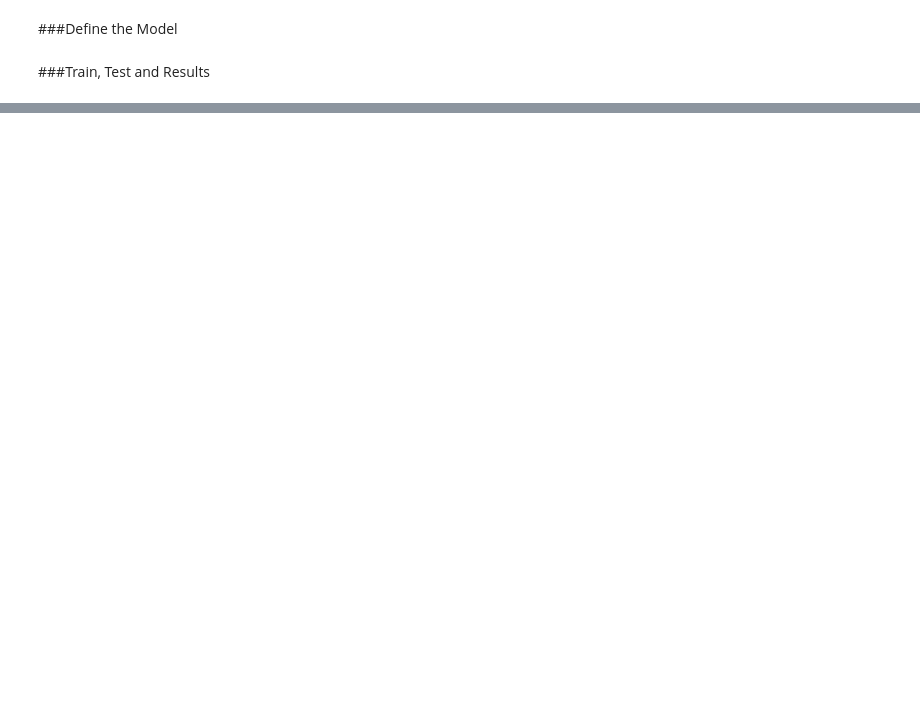
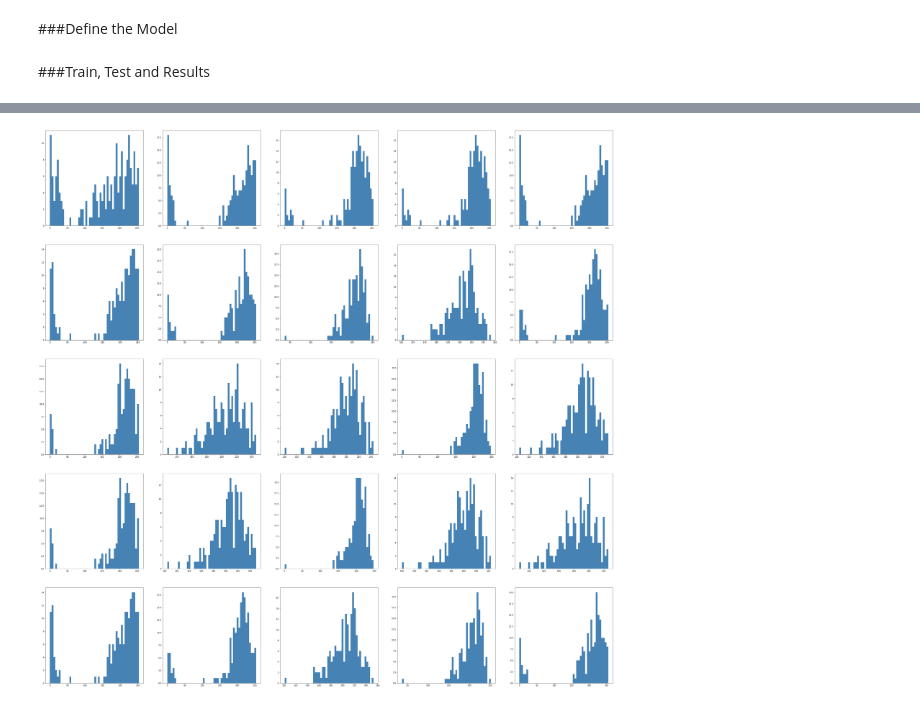
Before and after one commit to IanWangg/Brain-inspired-scale-invariant-CNN, a Jupyter notebook: Brain_Inspired_Scale_Invariant_CNNs.ipynb, the cells around one changed output, grey strips where cells are left out. Drawn from its saved outputs; the diff is of its cells as text; code cells hidden in the pictures; blank space fills up the shorter version.

Commit message:
Plot of histogram of the psd of weights

```diff
--- a/Brain_Inspired_Scale_Invariant_CNNs.ipynb
+++ b/Brain_Inspired_Scale_Invariant_CNNs.ipynb
@@ -96,7 +106,7 @@ class _ConvNd(Module):
         self.reset_parameters()
 
     def reset_parameters(self):
-        init.normal_(self.weight)
+        init.kaiming_uniform_(self.weight, a=math.sqrt(5))
         if self.bias is not None:
             fan_in, _ = init._calculate_fan_in_and_fan_out(self.weight)
             bound = 1 / math.sqrt(fan_in)
@@ -185,16 +184,16 @@ Drive already mounted at /content/drive; to attempt to forcibly remount, call dr
 # %%
 # Understanding sizes of CNNs, ensuring it works
-kernelSize = 3
-m = Conv2dMultiScale(1, 32, kernelSize, stride=1, padding=0, levels=3, pooling_mode='max')
-input = torch.randn(20, 1, 32, 32)
+kernelSize = 5
+m = Conv2dMultiScale(1, 64, kernelSize, stride=1, padding=0, num_scales=2, pooling_mode='max')
+input = torch.randn(20, 1, 28, 28)
 print(input.shape)
 output = m(input)
 print(output.shape)
-# output = F.max_pool2d(output, 2)
-# print(output.shape)
-# m2 = Conv2dMultiScale(32, 64, kernelSize, stride=1, padding=0, levels=3)
-# output = m2(output)
-# print(output.shape)
-# output = F.max_pool2d(output, 2)
-# print(output.shape)
+output = F.max_pool2d(output, 2)
+print(output.shape)
+m2 = Conv2dMultiScale(64, 64, kernelSize, stride=1, padding=0, num_scales=3)
+output = m2(output)
+print(output.shape)
+output = F.max_pool2d(output, 2)
+print(output.shape)
 # %% [output]
@@ -350,7 +401,8 @@ net = Net(multiScale=True, cat=False)
 # %% [markdown]
 ###Train, Test and Results
 # %%
+train(net, lr=0.0005, num_epochs=5)
 train(net, lr=0.001, num_epochs=10)
-# train(net, lr=0.003, num_epochs=5)
-train(net, lr=0.0001, num_epochs=20)
+train(net, lr=0.0005, num_epochs=5)
+# train(net, lr=0.001, num_epochs=20)
 # %% [output]
@@ -381,0 +512,12 @@ tensor(4696, device='cuda:0') 10000
+# %%
+weights = Tensor.cpu(net.conv1.weight).data.numpy()
+weights = show_psd(weights)
+weights = weights.reshape(3 * 64, 5, 5)
+
+fig, ax = plt.subplots(5, 5, figsize=(50, 50))
+for i in range(5):
+  for j in range(5):
+    ax[i, j].hist(weights[:, i, j], bins=50, color='steelblue')
+    # ax[i ,j].set_title()
+# %% [output]
+[figure, added]
```
Also changed, not shown: parts of 28 cells of this notebook.
